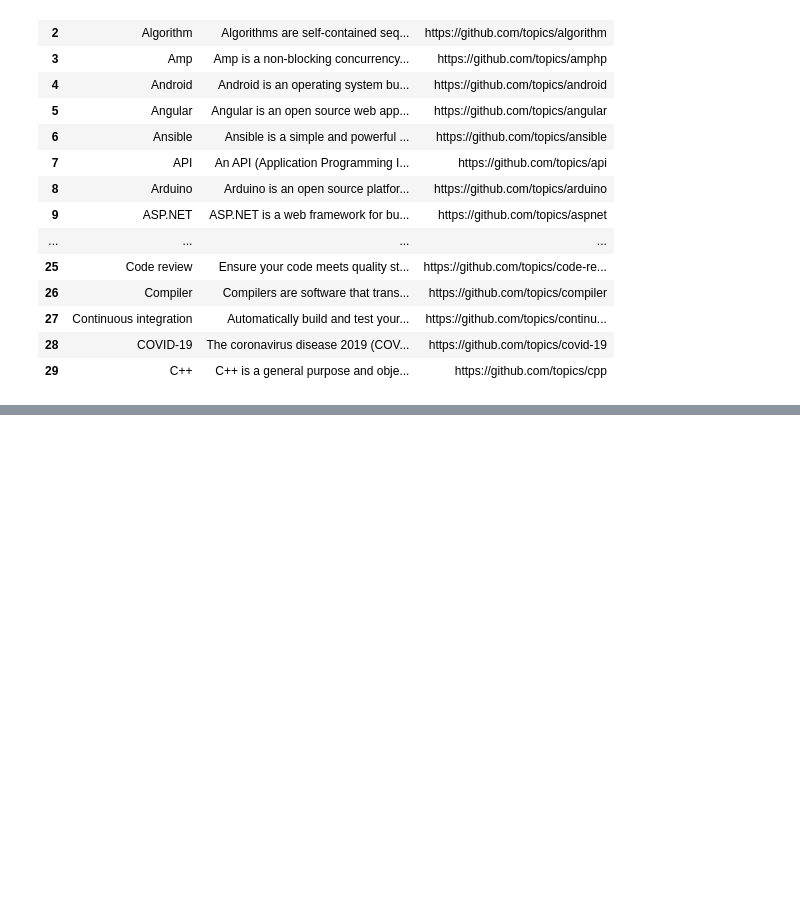
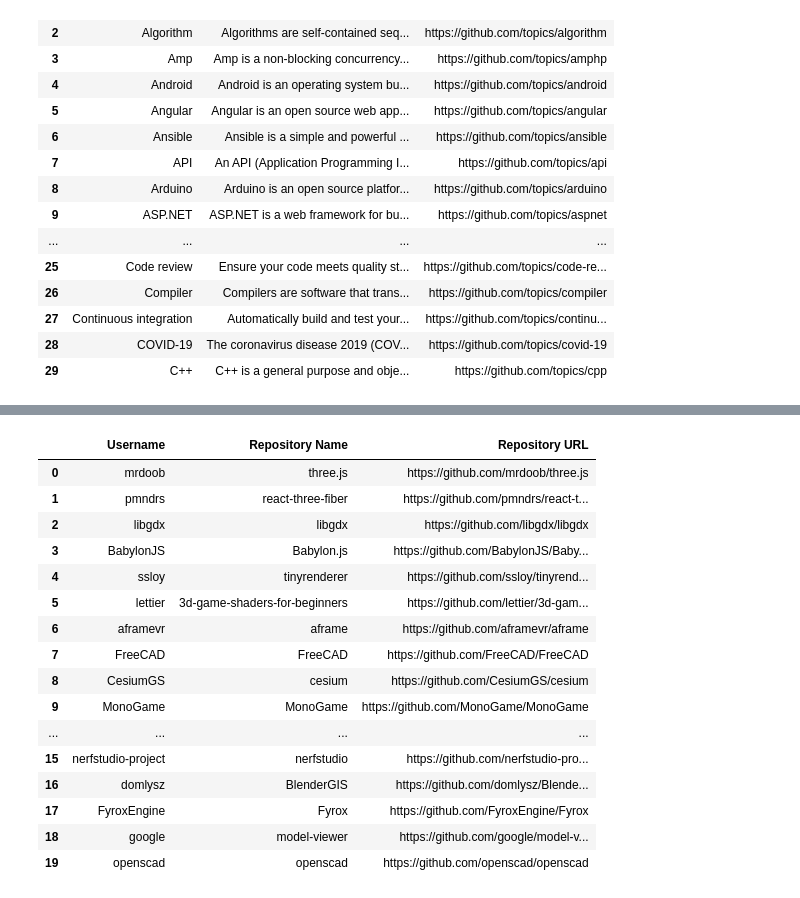
Before and after one commit to CrewArth/WebScrapingGithubTopics, a Jupyter notebook: WebScraping_Of_Github_Topics.ipynb, the cells around one changed output, grey strips where cells are left out. Saved outputs shown, nothing was run; the diff lists cells and outputs as text; code cells hidden in the pictures; blank space fills up the shorter version.

```diff
--- a/WebScraping_Of_Github_Topics.ipynb
+++ b/WebScraping_Of_Github_Topics.ipynb
@@ -253,0 +301,10 @@ topic_dataframe.to_csv('GithubTopicsData.csv', index=None)
+# %%
+soup2 = bs(Response.text, 'html.parser')
+# soup2
+# %%
+Username = soup2.find_all('h3', class_ = 'f3 color-fg-muted text-normal lh-condensed')
+
+a_tags  = Username[0].find_all('a')
+
+#Author Name
+a_tags[0].text.strip()
@@ -253,0 +336,11 @@ topic_dataframe.to_csv('GithubTopicsData.csv', index=None)
+# %%
+def get_repo_info(h3_tags):
+    a_tags = h3_tags.find_all('a')
+    uname = a_tags[0].text.strip()
+    repo_name = a_tags[1].text.strip()
+    repo_url =  base_url + a_tags[1]['href']
+
+    return uname, repo_name, repo_url
+
+get_repo_info(Username[0])
+# get_repo_info(Username[1])
@@ -253,0 +349,13 @@ topic_dataframe.to_csv('GithubTopicsData.csv', index=None)
+# %%
+repo_dict = {
+    'Username' : [],
+    'Repository Name' : [],
+    'Repository URL' : []
+}
+for i in range(len(Username)):
+    repo_info = get_repo_info(Username[i])
+    repo_dict['Username'].append(repo_info[0])
+    repo_dict['Repository Name'].append(repo_info[1])
+    repo_dict['Repository URL'].append(repo_info[2])
+
+repo_dict
@@ -253,0 +380,23 @@ topic_dataframe.to_csv('GithubTopicsData.csv', index=None)
+# %%
+#Convert Raw Data into DataFrame
+
+threeD_Data = pd.DataFrame(repo_dict)
+threeD_Data
+# %% [output]
+|  | Username | Repository Name | Repository URL |
+| 0 | mrdoob | three.js | https://github.com/mrdoob/three.js |
+| 1 | pmndrs | react-three-fiber | https://github.com/pmndrs/react-t... |
+| 2 | libgdx | libgdx | https://github.com/libgdx/libgdx |
+| 3 | BabylonJS | Babylon.js | https://github.com/BabylonJS/Baby... |
+| 4 | ssloy | tinyrenderer | https://github.com/ssloy/tinyrend... |
+| 5 | lettier | 3d-game-shaders-for-beginners | https://github.com/lettier/3d-gam... |
+| 6 | aframevr | aframe | https://github.com/aframevr/aframe |
+| 7 | FreeCAD | FreeCAD | https://github.com/FreeCAD/FreeCAD |
+| 8 | CesiumGS | cesium | https://github.com/CesiumGS/cesium |
+| 9 | MonoGame | MonoGame | https://github.com/MonoGame/MonoGame |
+| ... | ... | ... | ... |
+| 15 | nerfstudio-project | nerfstudio | https://github.com/nerfstudio-pro... |
+| 16 | domlysz | BlenderGIS | https://github.com/domlysz/Blende... |
+| 17 | FyroxEngine | Fyrox | https://github.com/FyroxEngine/Fyrox |
+| 18 | google | model-viewer | https://github.com/google/model-v... |
+| 19 | openscad | openscad | https://github.com/openscad/openscad |
```
Also changed, not shown: parts of 15 cells of this notebook.
